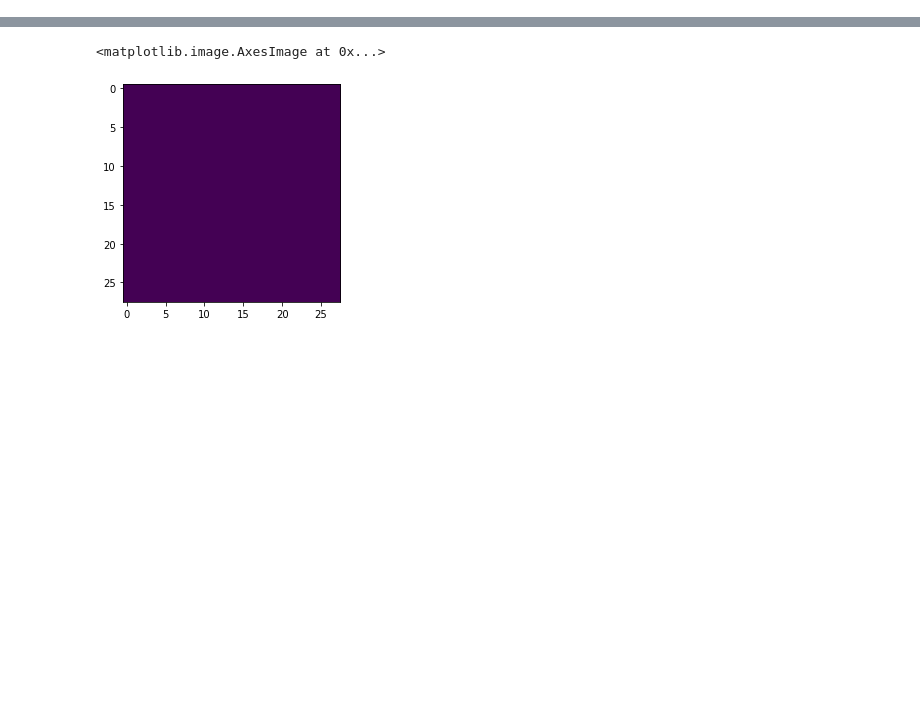
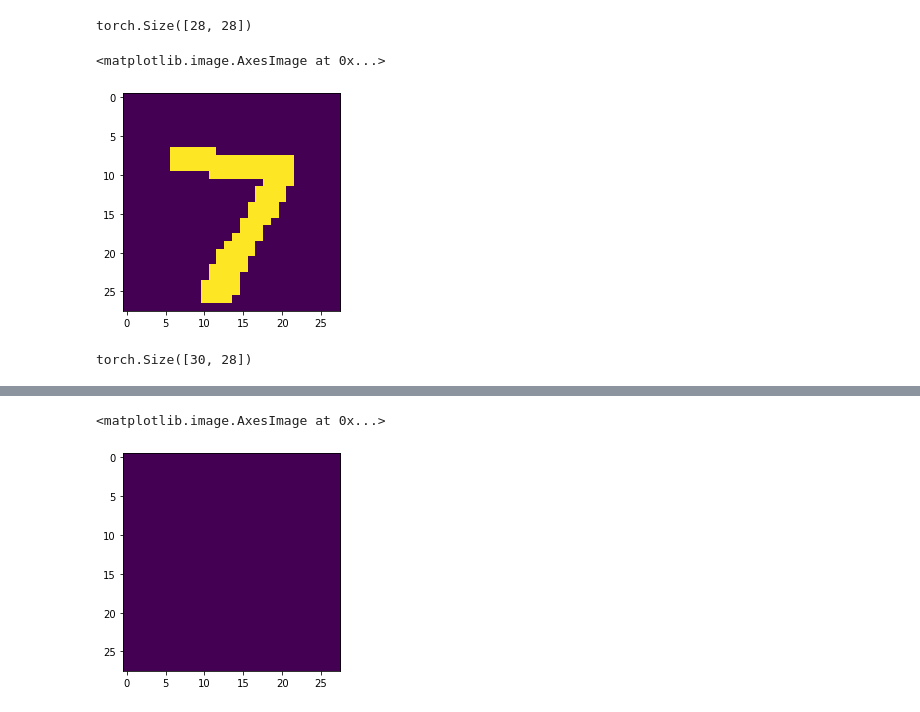
Before and after one commit to mikronco/xai-learning-constraints, a Jupyter notebook: model_training.ipynb, the cells around one changed output, grey strips where cells are left out. Saved outputs shown, nothing was run; the diff lists cells and outputs as text; code cells hidden in the pictures; blank space fills up the shorter version.

```diff
--- a/model_training.ipynb
+++ b/model_training.ipynb
@@ -72,0 +33,13 @@ test_data = datasets.MNIST(
+# %%
+F.pad(test_data.data[0,:,:], (1, 1, 1, 1))[:28,:28].shape
+# %% [output]
+torch.Size([28, 28])
+# %%
+plt.imshow(test_data.data[0,:,:])
+# %% [output]
+<matplotlib.image.AxesImage at 0x...>
+[figure, added]
+# %%
+torch.roll(F.pad(test_data.data[0,:,:], (0, 0, 1, 1)),1,0).shape
+# %% [output]
+torch.Size([30, 28])
```
Also changed, not shown: parts of 32 cells of this notebook, 3 other files.
